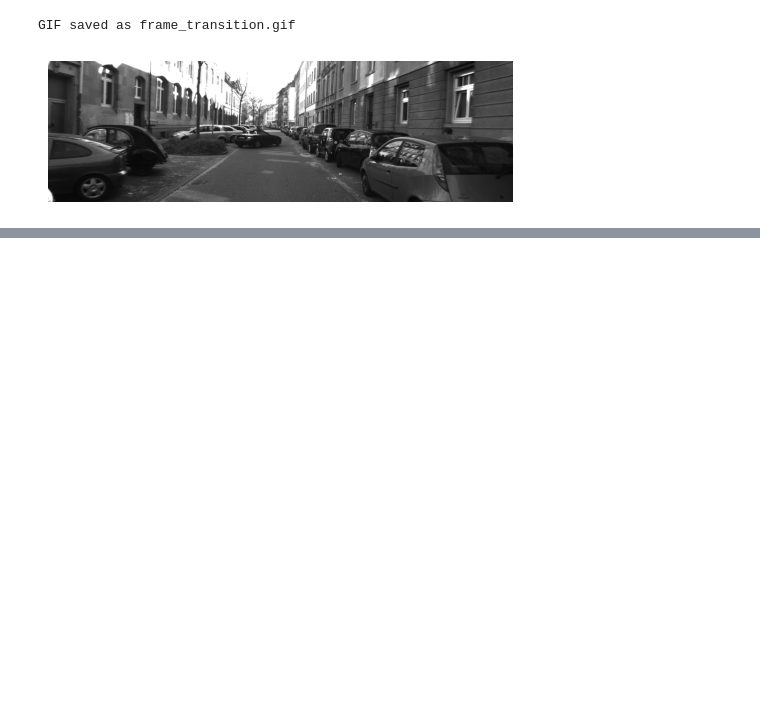
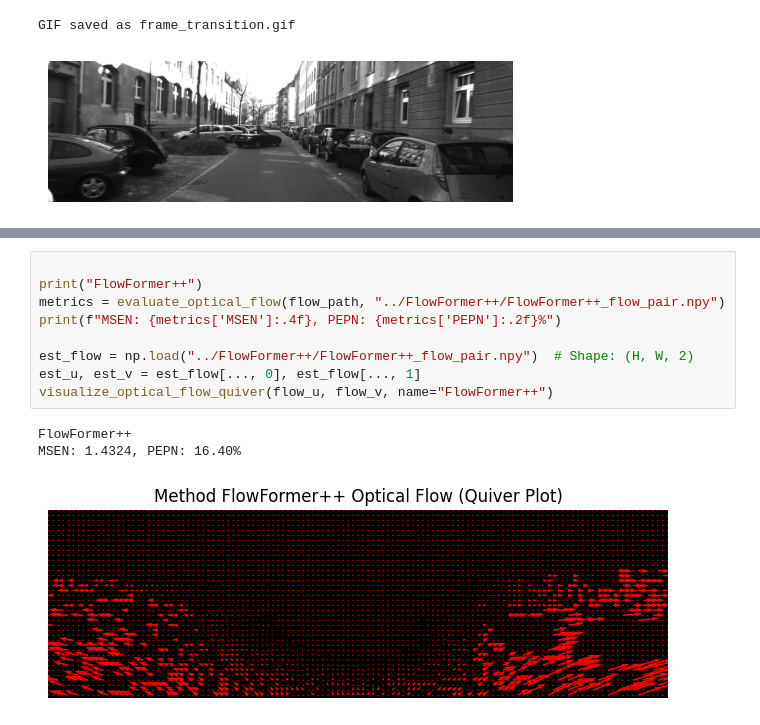
Before and after one commit to mcv-m6-video/mcv-c6-2025-team5, a Jupyter notebook: Week3/dataset_flow/tester.ipynb, the cells around one changed output, grey strips where cells are left out. Saved outputs shown, nothing was run; the diff lists cells and outputs as text; blank space fills up the shorter version.

```diff
--- a/Week3/dataset_flow/tester.ipynb
+++ b/Week3/dataset_flow/tester.ipynb
@@ -244,0 +259,13 @@ MSEN: 1.1457, PEPN: 8.04%
+# %%
+
+print("FlowFormer++")
+metrics = evaluate_optical_flow(flow_path, "../FlowFormer++/FlowFormer++_flow_pair.npy")
+print(f"MSEN: {metrics['MSEN']:.4f}, PEPN: {metrics['PEPN']:.2f}%")
+
+est_flow = np.load("../FlowFormer++/FlowFormer++_flow_pair.npy")  # Shape: (H, W, 2)
+est_u, est_v = est_flow[..., 0], est_flow[..., 1]
+visualize_optical_flow_quiver(flow_u, flow_v, name="FlowFormer++")
+# %% [output]
+FlowFormer++
+MSEN: 1.4324, PEPN: 16.40%
+[figure, added]
```
Also changed, not shown: parts of 6 cells of this notebook, 6 other files.
